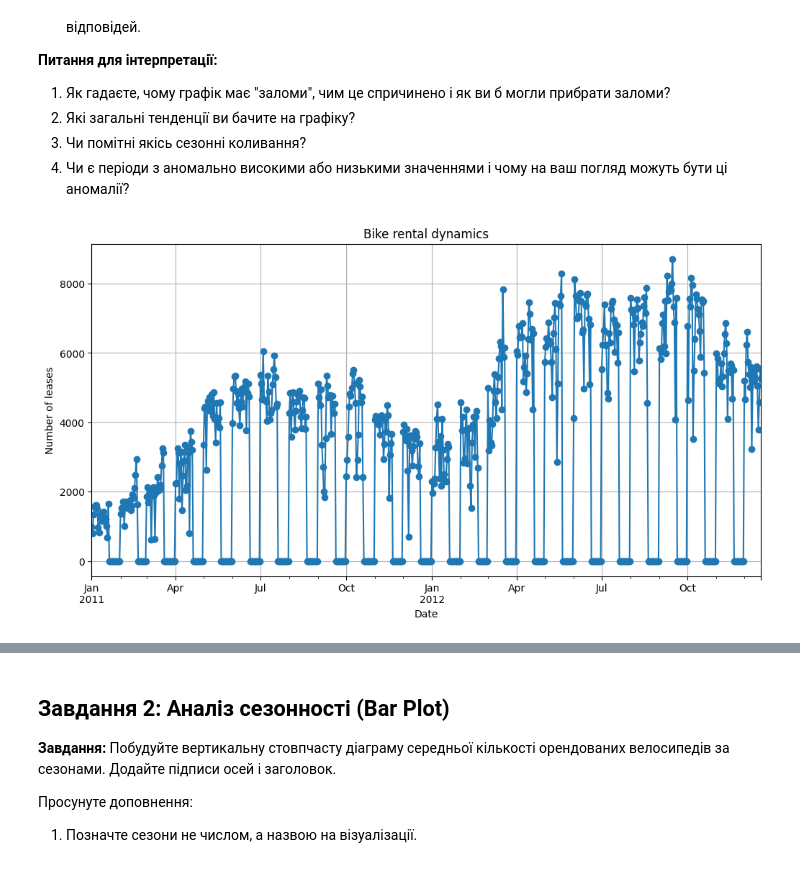
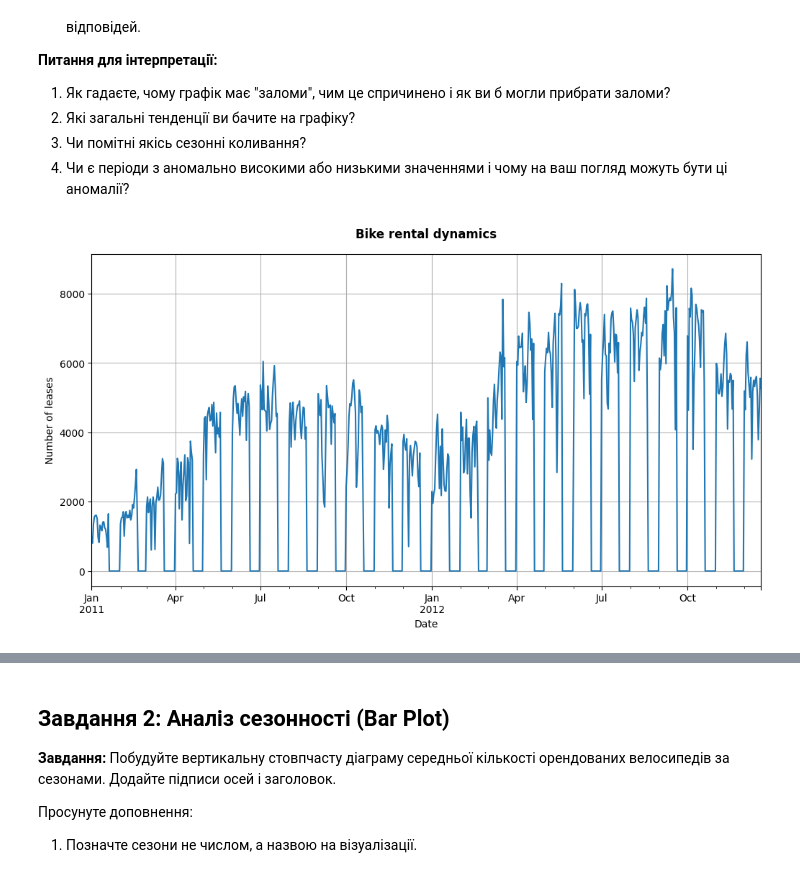
Before and after one commit to Yulia-Momotyuk/DLA-data-analysis-practice, a Jupyter notebook: Python/HW-7.1 Data visualization with Pandas.ipynb, the cells around one changed output, grey strips where cells are left out. Cells and saved outputs as stored; diff of their text form; code cells hidden in the pictures.

```diff
--- a/Python/HW-7.1 Data visualization with Pandas.ipynb
+++ b/Python/HW-7.1 Data visualization with Pandas.ipynb
@@ -25,7 +25,7 @@ import pandas as pd
 import matplotlib.pyplot as plt
 
 # Завантаження даних
-df = pd.read_csv('/yulu_bike_sharing_dataset.csv')
+df = pd.read_csv('/content/yulu_bike_sharing_dataset.csv')
 # %%
 # Перетворення datetime у правильний формат
 df['datetime'] = pd.to_datetime(df['datetime'])
@@ -124,16 +124,13 @@ Time intervals between records are not uniform — there are missing timestamps
 # %%
 daily_counts = df['count'].resample('D').sum()
 # %%
-daily_counts.plot(
-    marker='o',
-    figsize=(12, 6),
-    )
+daily_counts.plot(figsize=(12, 6))
 
-plt.title('Bike rental dynamics')
+plt.title('Bike rental dynamics', fontweight='bold', y=1.03)
 plt.xlabel('Date')
 plt.ylabel('Number of leases')
 plt.grid(True)
 
 plt.show()
 # %% [output]
-[figure, old version]
+[figure, new version]
```
Also changed, not shown: parts of 23 cells of this notebook.
